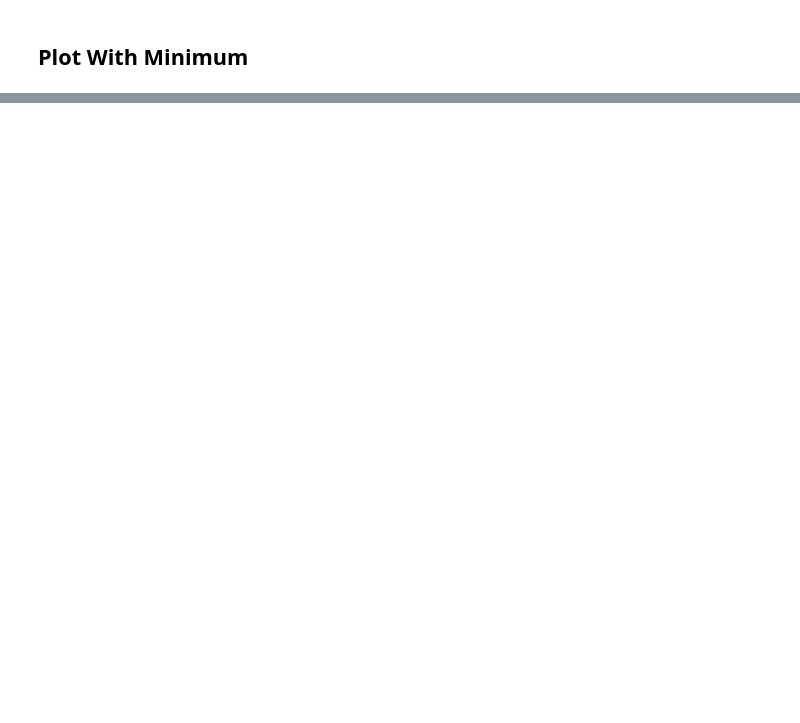
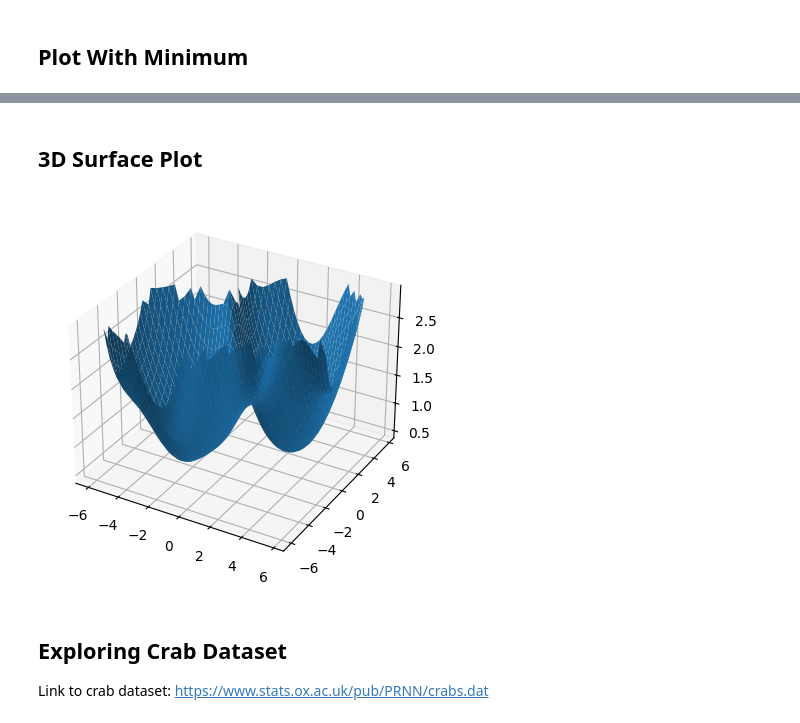
Before and after one commit to miaortizma/qosf24spring, a Jupyter notebook: minimization_algo_exploration_sanjay.ipynb, the cells around one changed output, grey strips where cells are left out. Saved outputs shown, nothing was run; the diff lists cells and outputs as text; code cells hidden in the pictures; blank space fills up the shorter version.

```diff
--- a/minimization_algo_exploration_sanjay.ipynb
+++ b/minimization_algo_exploration_sanjay.ipynb
@@ -101,0 +132,13 @@ plt.show()
+# %% [markdown]
+## 3D Surface Plot
+# %%
+fig = plt.figure()
+ax = fig.add_subplot(111, projection='3d')
+Z_synth[Z_synth>3]= np.nan
+ax.plot_surface(X_synth, Y_synth, Z_synth)
+plt.show()
+# %% [output]
+[figure, added]
+# %% [markdown]
+## Exploring Crab Dataset
+Link to crab dataset: https://www.stats.ox.ac.uk/pub/PRNN/crabs.dat
```
Also changed, not shown: parts of 22 cells of this notebook.
